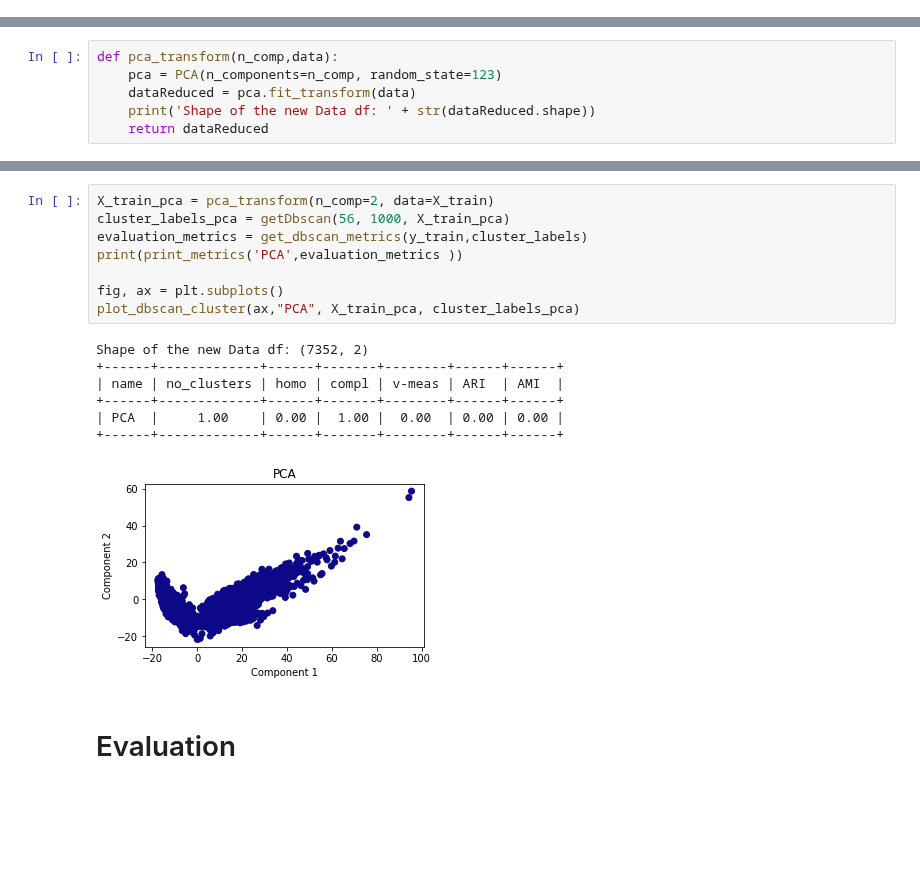
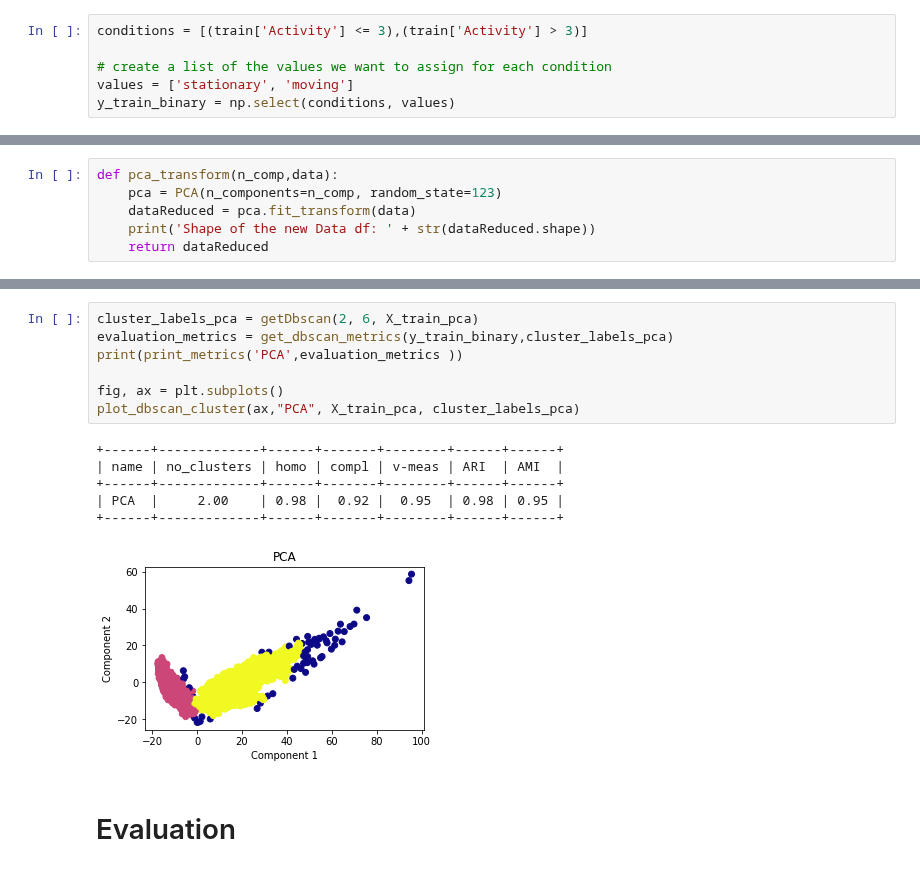
Before and after one commit to claredavies/MachineLearningCoursework, a Jupyter notebook: Assignment3/Assignment3HumanActivityRecognition.ipynb, the cells around one changed output, grey strips where cells are left out. Saved outputs shown, nothing was run; the diff lists cells and outputs as text; blank space fills up the shorter version.

```diff
--- a/Assignment3/Assignment3HumanActivityRecognition.ipynb
+++ b/Assignment3/Assignment3HumanActivityRecognition.ipynb
@@ -162,6 +162,12 @@ plt.show()
 #save labels as string
 X_train = train.drop(['subject', 'Activity','ActivityName'], axis=1)
 y_train = train['ActivityName']
+# %%
+conditions = [(train['Activity'] <= 3),(train['Activity'] > 3)]
+
+# create a list of the values we want to assign for each condition
+values = ['stationary', 'moving']
+y_train_binary = np.select(conditions, values)
 # %%
 X_train.head()
 # %% [output]
@@ -266,19 +274,17 @@ def plot_dbscan_cluster(ax,title,dataframe,labels):
 # %%
-X_train_pca = pca_transform(n_comp=2, data=X_train)
-cluster_labels_pca = getDbscan(56, 1000, X_train_pca)
-evaluation_metrics = get_dbscan_metrics(y_train,cluster_labels)
+cluster_labels_pca = getDbscan(2, 6, X_train_pca)
+evaluation_metrics = get_dbscan_metrics(y_train_binary,cluster_labels_pca)
 print(print_metrics('PCA',evaluation_metrics ))
 
 fig, ax = plt.subplots()
 plot_dbscan_cluster(ax,"PCA", X_train_pca, cluster_labels_pca)
 # %% [output]
-Shape of the new Data df: (7352, 2)
 +------+-------------+------+-------+--------+------+------+
 | name | no_clusters | homo | compl | v-meas | ARI  | AMI  |
 +------+-------------+------+-------+--------+------+------+
-| PCA  |     1.00    | 0.00 |  1.00 |  0.00  | 0.00 | 0.00 |
+| PCA  |     2.00    | 0.98 |  0.92 |  0.95  | 0.98 | 0.95 |
 +------+-------------+------+-------+--------+------+------+
-[figure, old version]
+[figure, new version]
 # %% [markdown]
 # Evaluation
 # %% [markdown]
```
Also changed, not shown: parts of 10 cells of this notebook.
